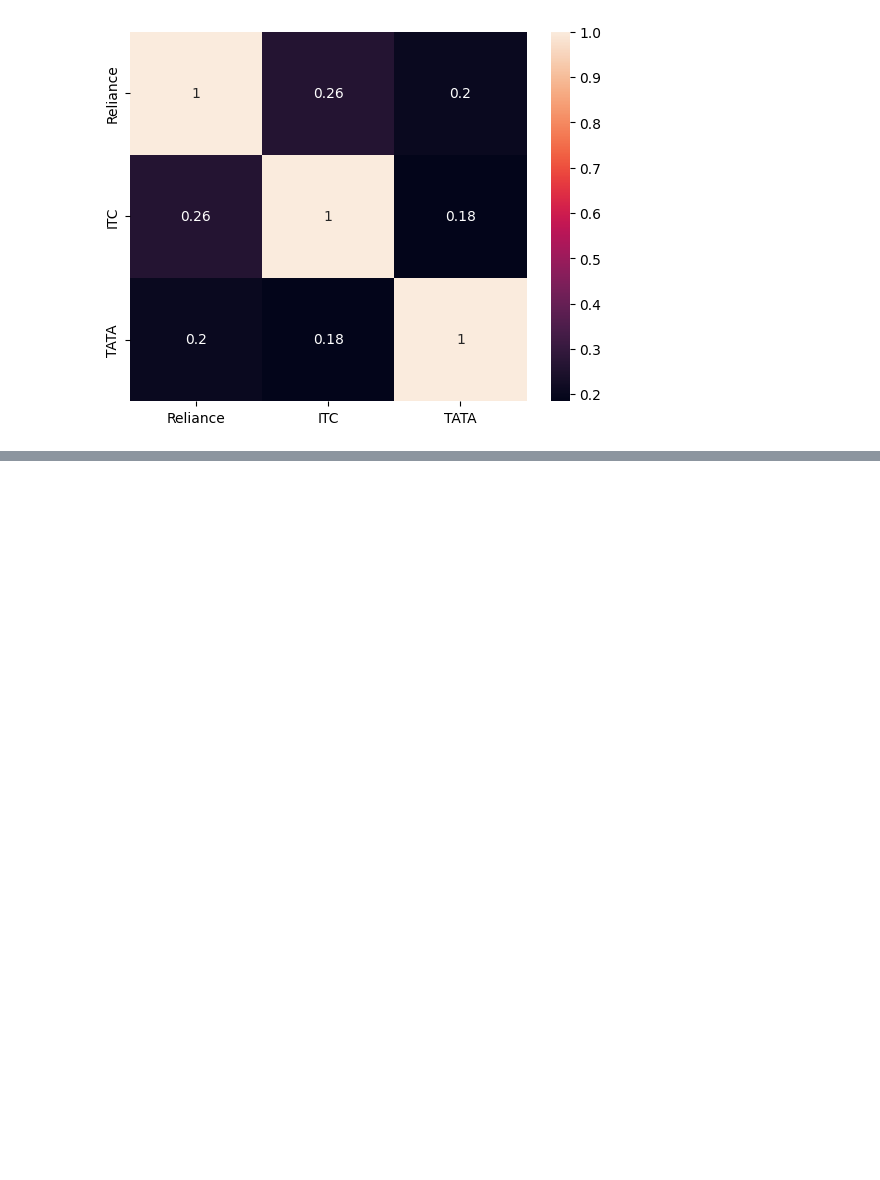
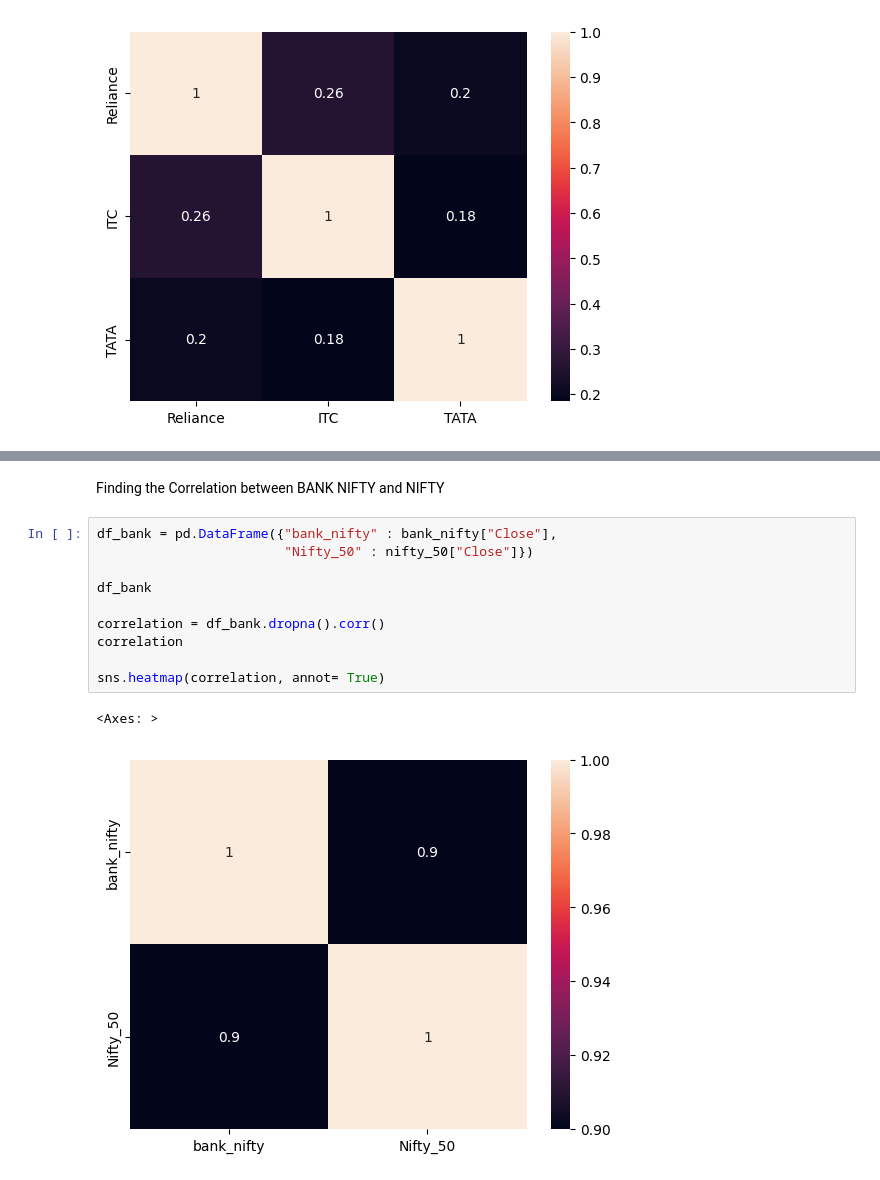
Before and after one commit to suresh130900/python_analisys, a Jupyter notebook: DAP_project.ipynb, the cells around one changed output, grey strips where cells are left out. Saved outputs shown, nothing was run; the diff lists cells and outputs as text; blank space fills up the shorter version.

```diff
--- a/DAP_project.ipynb
+++ b/DAP_project.ipynb
@@ -296,0 +354,15 @@ sns.heatmap(correlation, annot= True)
+# %% [markdown]
+Finding the Correlation between BANK NIFTY and NIFTY
+# %%
+df_bank = pd.DataFrame({"bank_nifty" : bank_nifty["Close"],
+                        "Nifty_50" : nifty_50["Close"]})
+
+df_bank
+
+correlation = df_bank.dropna().corr()
+correlation
+
+sns.heatmap(correlation, annot= True)
+# %% [output]
+<Axes: >
+[figure, added]
```
Also changed, not shown: parts of 4 cells of this notebook, 4 other files.
